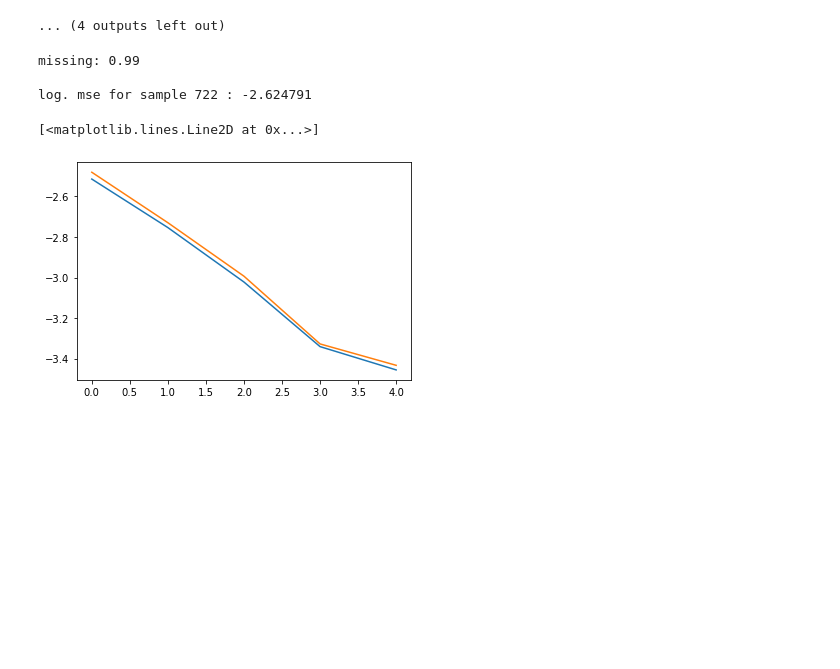
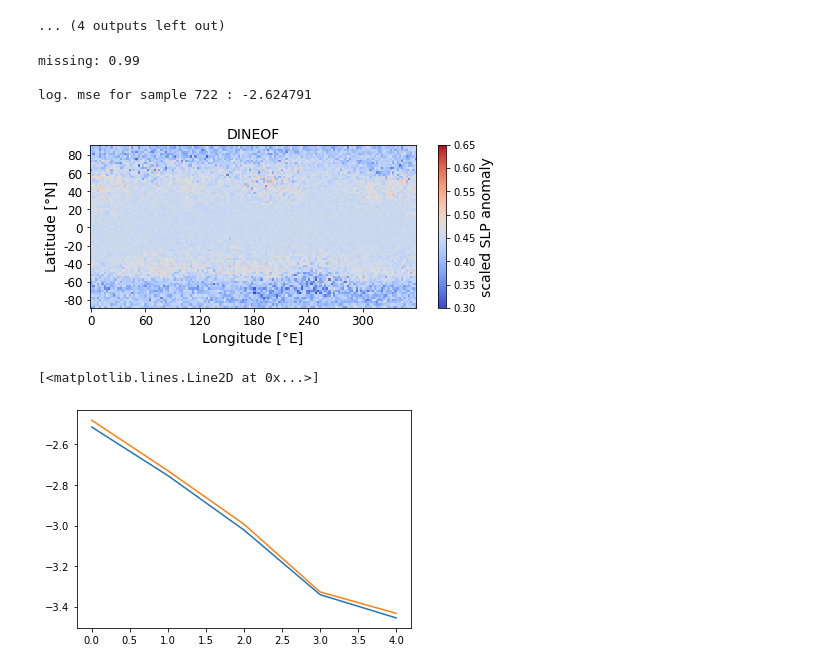
Before and after one commit to MarcoLandtHayen/reconstruct_missing_data, a Jupyter notebook: notebooks/07abe_slp_CESM_FOCI_realworld_DINEOF.ipynb, the cells around one changed output. Saved outputs shown, nothing was run; the diff lists cells and outputs as text; code cells hidden in the pictures; blank space fills up the shorter version.

```diff
--- a/notebooks/07abe_slp_CESM_FOCI_realworld_DINEOF.ipynb
+++ b/notebooks/07abe_slp_CESM_FOCI_realworld_DINEOF.ipynb
@@ -349,6 +349,23 @@ print('log. mse for sample',sample,':',np.log10(np.mean((feature_anomaly_flat_ze
 missing: 0.99
 
 log. mse for sample 722 : -2.624791
+# %%
+# For comparison to U-Net reconstructions, scale DINEOF reconstruction with min. and max. obtained from training data:
+final_reconstruction_scaled = (feature_anomaly_flat_zeromean_missing[sample].reshape(n_lat,n_lon) - train_min) / (train_max - train_min)
+
+# Plot final reconstruction:
+fig, ax = plt.subplots(figsize=(8, 3))
+im = plt.imshow(final_reconstruction_scaled, cmap="coolwarm", interpolation='nearest', vmin=0.3, vmax=0.65)
+cbar = plt.colorbar(im)
+cbar.set_label("scaled SLP anomaly", fontsize=14)
+plt.title('DINEOF', fontsize=14)
+plt.xlabel('Longitude [°E]', fontsize=14)
+plt.ylabel('Latitude [°N]', fontsize=14)
+plt.xticks(np.arange(0, 144, step=24), [0, 60, 120, 180, 240, 300], fontsize=12)
+plt.yticks(np.arange(4, 72, step=8), [80, 60, 40, 20, 0, -20, -40, -60, -80], fontsize=12)
+plt.show()
+# %% [output]
+[figure, added]
 # %%
 # run_1:
 ########
```
Also changed, not shown: parts of 1 cell of this notebook, 14 other files.
